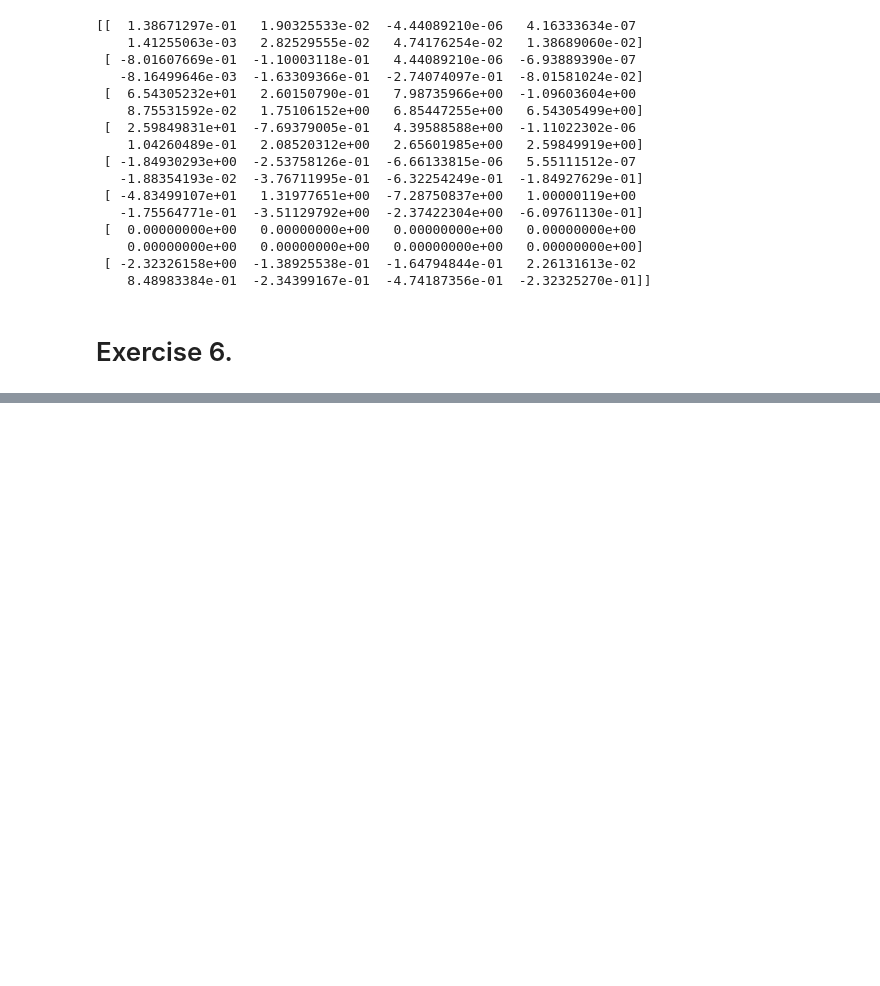
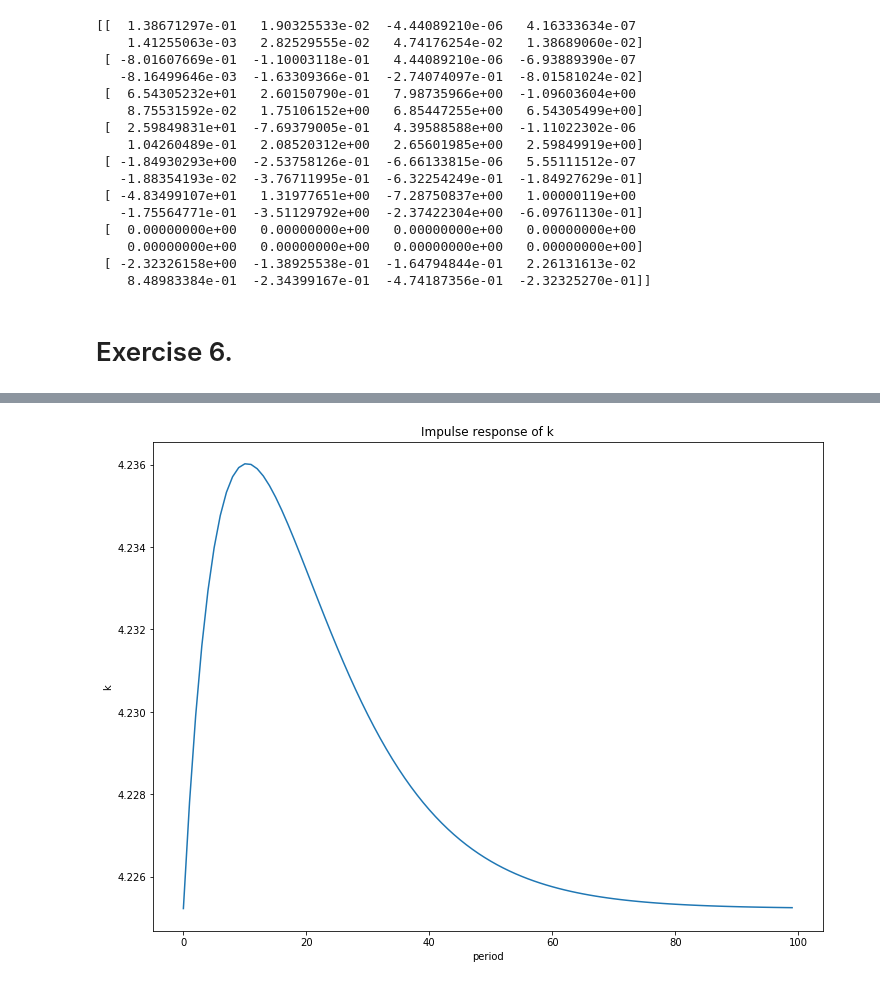
Before and after one commit to ipitman/BootCamp2017, a Jupyter notebook: Econ/Wk5_6_DSGE_Filters/Wk5_6_Econ_PSet/Exercises from Linearization Notes.ipynb, the cells around one changed output, grey strips where cells are left out. Drawn from its saved outputs; the diff is of its cells as text; code cells hidden in the pictures; blank space fills up the shorter version.

```diff
--- a/Econ/Wk5_6_DSGE_Filters/Wk5_6_Econ_PSet/Exercises from Linearization Notes.ipynb
+++ b/Econ/Wk5_6_DSGE_Filters/Wk5_6_Econ_PSet/Exercises from Linearization Notes.ipynb
@@ -345,0 +558,8 @@ print(get_deriv_matrix(SS_vals, Modeldyn, params, guessXY, Zbar, nx, ny))
+# %%
+#Report average values and standard errors:
+moments_avg_arr = np.average(moments_arr, 1)
+moments_sem_arr = sem(moments_arr, 1)
+
+for i in range(6):
+    print('{} average moments: '.format(series_labels[i]), moments_avg_arr[i, :])
+    print('{} standard errors of moments: '.format(series_labels[i]), moments_sem_arr[i, :], '\n')
@@ -345,0 +586,78 @@ print(get_deriv_matrix(SS_vals, Modeldyn, params, guessXY, Zbar, nx, ny))
+# %%
+#Imports:
+import numpy as np
+
+#Define empty arrays for time-series (100 periods seemed more illustrative than 40):
+k_vec = np.empty(101)
+l_vec = np.empty(101)
+z_vec = np.empty(101)
+y_vec = np.empty(101)
+c_vec = np.empty(101)
+i_vec = np.empty(101)
+
+#Define initial values for time-series:
+k_vec[0] = k_bar
+l_vec[0] = l_bar
+z_vec[0] = z_bar + 0.02
+
+#Define (scalar inputs) policy function:
+def pf(k, l, z):
+    X = np.array([k, l])
+    X_bar = np.array([k_bar, l_bar])
+    return X_bar * np.exp(P@(np.log(X / X_bar))) + np.concatenate(Q * (z - z_bar))
+
+#Run simulations:
+for i in range(1, 101):
+    k_vec[i], l_vec[i] = pf(k_vec[i - 1], l_vec[i - 1], z_vec[i - 1])
+    z_vec[i] = (1 - rho) * z_bar + rho * z_vec[i - 1]
+    c_vec[i - 1], y_vec[i - 1], i_vec[i - 1] = Modeldefs(k_vec[i], k_vec[i - 1], l_vec[i - 1], z_vec[i - 1], params)[-3:]
+
+#Plot impulse response of capital:
+fig = plt.figure(figsize=(12, 9))
+plt.plot(range(100), k_vec[:-1])
+plt.title('Impulse response of k')
+plt.xlabel('period')
+plt.ylabel('k')
+plt.show()
+
+#Plot impulse response of labor:
+fig = plt.figure(figsize=(12, 9))
+plt.plot(range(100), l_vec[:-1])
+plt.title('Impulse response of l')
+plt.xlabel('period')
+plt.ylabel('l')
+plt.show()
+
+#Plot impulse response of z:
+fig = plt.figure(figsize=(12, 9))
+plt.plot(range(100), z_vec[:-1])
+plt.title('Impulse response of z')
+plt.xlabel('period')
+plt.ylabel('z')
+plt.show()
+
+#Plot impulse response of GDP:
+fig = plt.figure(figsize=(12, 9))
+plt.plot(range(100), y_vec[:-1])
+plt.title('Impulse response of y')
+plt.xlabel('period')
+plt.ylabel('y')
+plt.show()
+
+#Plot impulse response of consumption:
+fig = plt.figure(figsize=(12, 9))
+plt.plot(range(100), c_vec[:-1])
+plt.title('Impulse response of c')
+plt.xlabel('period')
+plt.ylabel('c')
+plt.show()
+
+#Plot impulse response of investment:
+fig = plt.figure(figsize=(12, 9))
+plt.plot(range(100), i_vec[:-1])
+plt.title('Impulse response of i')
+plt.xlabel('period')
+plt.ylabel('i')
+plt.show()
+# %% [output]
+[figure, added]
```
Also changed, not shown: parts of 17 cells of this notebook, 5 other files.
